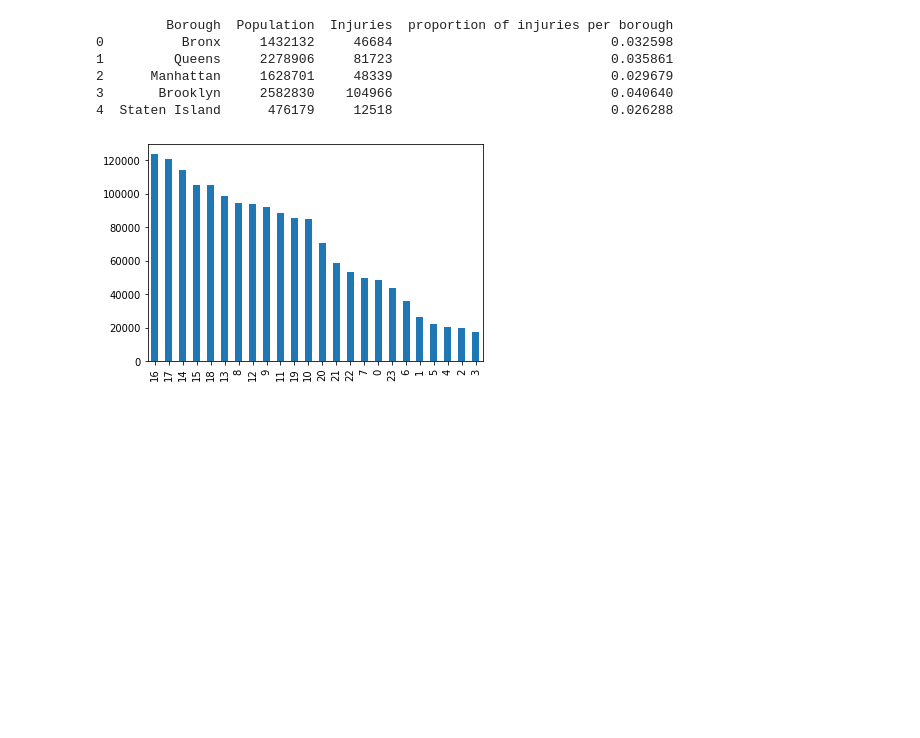
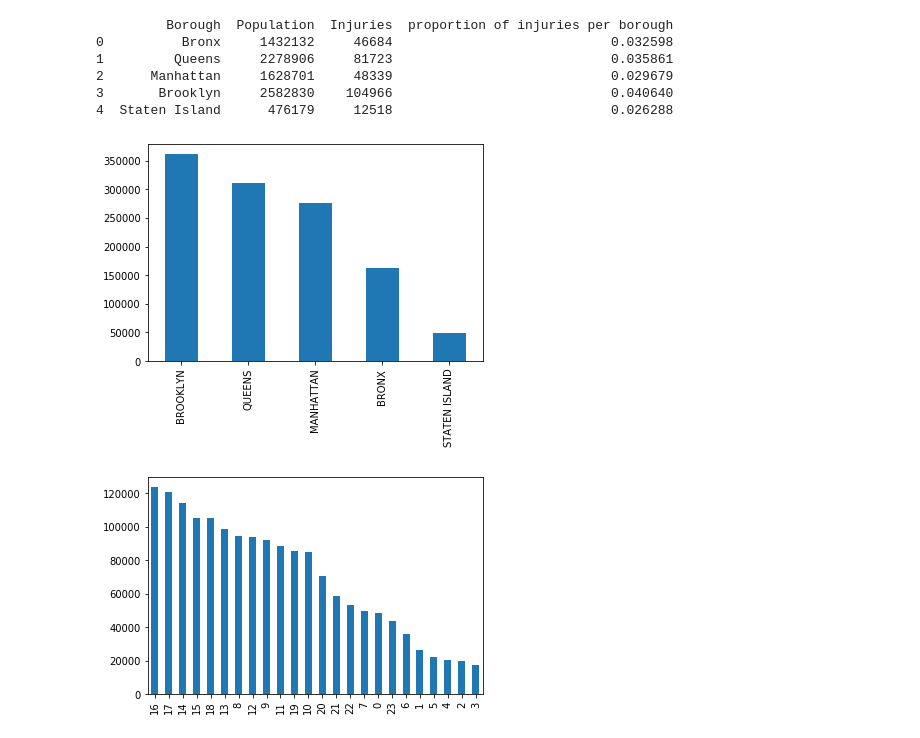
Before and after one commit to MrBLiu/InsightTeam2020, a Jupyter notebook: Sofia/Visualizations.ipynb, the cells around one changed output. Saved outputs shown, nothing was run; the diff lists cells and outputs as text; code cells hidden in the pictures; blank space fills up the shorter version.

```diff
--- a/Sofia/Visualizations.ipynb
+++ b/Sofia/Visualizations.ipynb
@@ -259,6 +261,11 @@ print(citydata)
 2      Manhattan     1628701     48339                            0.029679
 3       Brooklyn     2582830    104966                            0.040640
 4  Staten Island      476179     12518                            0.026288
+# %%
+ax_1g = CarData['BOROUGH'].value_counts().plot(kind = 'bar')
+plt.show()
+# %% [output]
+[figure, added]
 # %%
 InjuryTimes = CarData['time_num'].value_counts().plot(kind = 'bar')
 plt.show()
```
Also changed, not shown: parts of 4 cells of this notebook.
